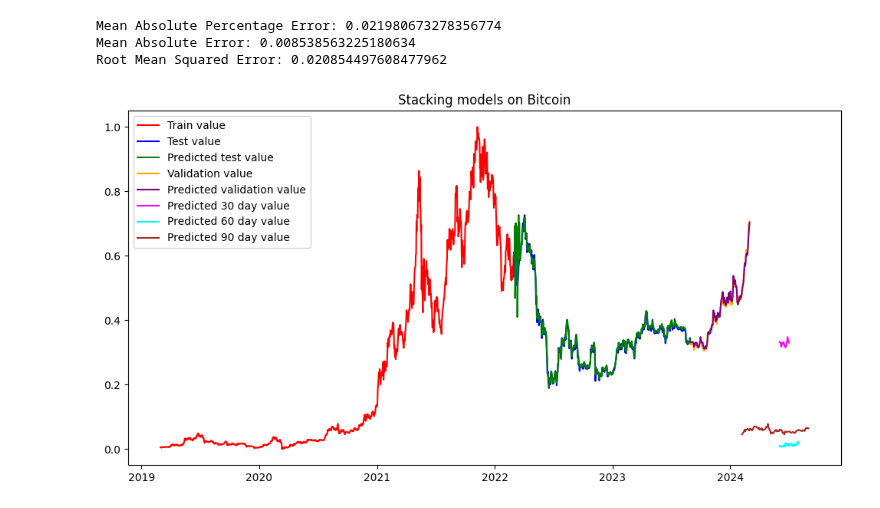
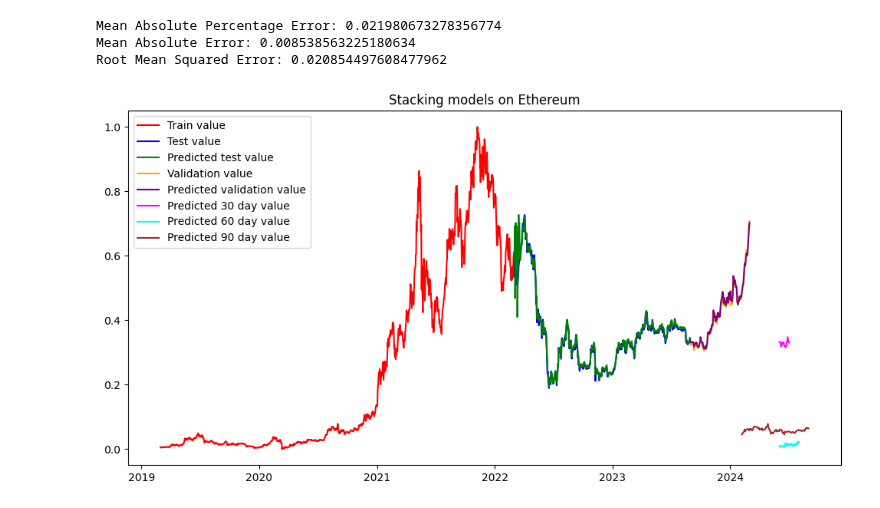
Before and after one commit to vmhoang1703/IS403-Project-Group13, a Jupyter notebook: Ethereum/Stacking models.ipynb, the cells around one changed output. Drawn from its saved outputs; the diff is of its cells as text; code cells hidden in the pictures.

Commit message:
rename image

```diff
--- a/Ethereum/Stacking models.ipynb
+++ b/Ethereum/Stacking models.ipynb
@@ -475,15 +475,15 @@ Root Mean Squared Error: 0.020854497608477962
 # %%
 plt.figure(figsize=(12, 6))
 plt.plot(pd.DataFrame(y_train_scale).index.to_list(),pd.DataFrame(y_train_SM),color='red',label='Train value')
 plt.plot(pd.DataFrame(y_test_scale).index.to_list(), pd.DataFrame(y_test_SM), color='blue', label='Test value')
 plt.plot(pd.DataFrame(y_test_scale).index.to_list(), pd.DataFrame(pred_test_meta), color='green', label='Predicted test value')
 plt.plot(pd.DataFrame(y_val_scale).index.to_list(),pd.DataFrame(y_val_scale),color='orange', label='Validation value')
 plt.plot(pd.DataFrame(y_val_scale).index.to_list(),pd.DataFrame(pred_val_meta),color='purple', label='Predicted validation value')
 plt.plot(pd.DataFrame(y_30_scale).index.to_list(), pd.DataFrame(pred_30_meta), color='magenta', label='Predicted 30 day value')
 plt.plot(pd.DataFrame(y_60_scale).index.to_list(), pd.DataFrame(pred_60_meta), color='cyan', label='Predicted 60 day value')
 plt.plot(pd.DataFrame(y_90_scale).index.to_list(), pd.DataFrame(pred_90_meta), color='brown', label='Predicted 90 day value')
-plt.title("Stacking models on ethereum")
+plt.title("Stacking models on Ethereum")
 plt.legend()
 plt.show()
 # %% [output]
-[figure, old version]
+[figure, new version]
```
